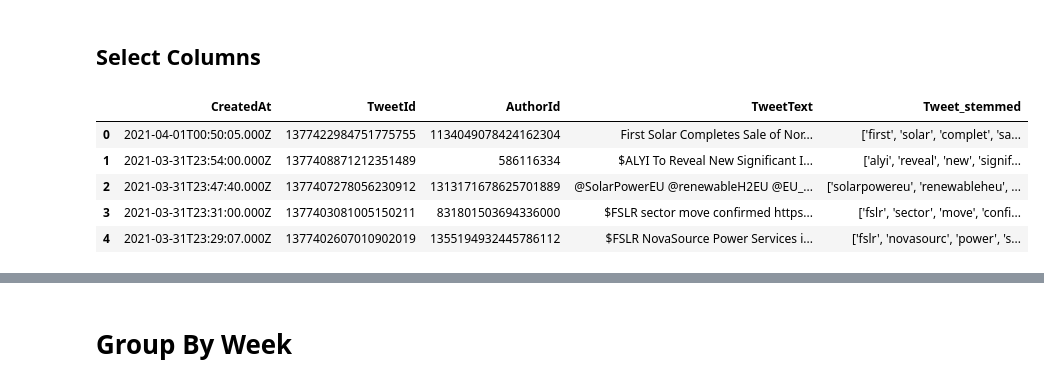
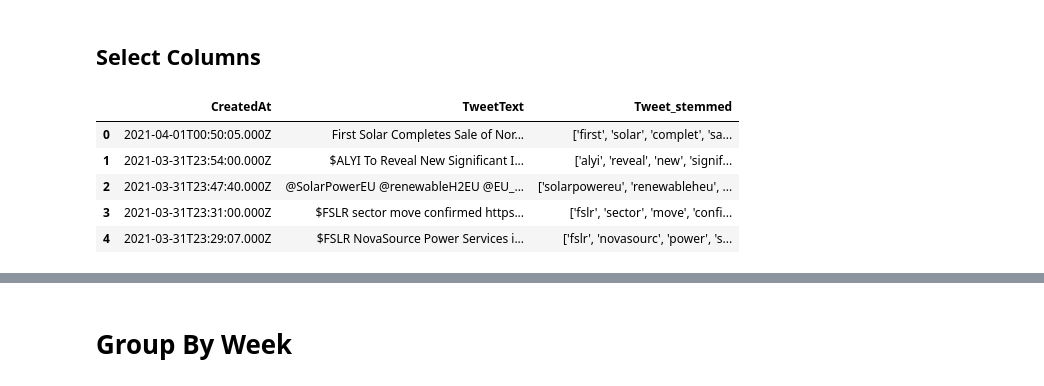
Before and after one commit to roldanjrgl/bds_green_investing, a Jupyter notebook: visualize_twitter_data/visualize_twitter_data_first_solar.ipynb, the cells around one changed output, grey strips where cells are left out. Cells and saved outputs as stored; diff of their text form; code cells hidden in the pictures.

```diff
--- a/visualize_twitter_data/visualize_twitter_data_first_solar.ipynb
+++ b/visualize_twitter_data/visualize_twitter_data_first_solar.ipynb
@@ -58,13 +52,13 @@ memory usage: 12.0+ MB
 # %% [markdown]
 ## Select Columns
 # %%
-columns = ['CreatedAt',  'TweetId', 'AuthorId', 'TweetText', 'Tweet_stemmed']
+columns = ['CreatedAt','TweetText', 'Tweet_stemmed']
 twitter_data = twitter_data_all[columns]
 twitter_data.head()
 # %% [output]
-|  | CreatedAt | TweetId | AuthorId | TweetText | Tweet_stemmed |
-| 0 | 2021-04-01T00:50:05.000Z | 1377422984751775755 | 1134049078424162304 | First Solar Completes Sale of Nor... | ['first', 'solar', 'complet', 'sa... |
-| 1 | 2021-03-31T23:54:00.000Z | 1377408871212351489 | 586116334 | $ALYI To Reveal New Significant I... | ['alyi', 'reveal', 'new', 'signif... |
-| 2 | 2021-03-31T23:47:40.000Z | 1377407278056230912 | 1313171678625701889 | @SolarPowerEU @renewableH2EU @EU_... | ['solarpowereu', 'renewableheu', ... |
-| 3 | 2021-03-31T23:31:00.000Z | 1377403081005150211 | 831801503694336000 | $FSLR sector move confirmed https... | ['fslr', 'sector', 'move', 'confi... |
-| 4 | 2021-03-31T23:29:07.000Z | 1377402607010902019 | 1355194932445786112 | $FSLR NovaSource Power Services i... | ['fslr', 'novasourc', 'power', 's... |
+|  | CreatedAt | TweetText | Tweet_stemmed |
+| 0 | 2021-04-01T00:50:05.000Z | First Solar Completes Sale of Nor... | ['first', 'solar', 'complet', 'sa... |
+| 1 | 2021-03-31T23:54:00.000Z | $ALYI To Reveal New Significant I... | ['alyi', 'reveal', 'new', 'signif... |
+| 2 | 2021-03-31T23:47:40.000Z | @SolarPowerEU @renewableH2EU @EU_... | ['solarpowereu', 'renewableheu', ... |
+| 3 | 2021-03-31T23:31:00.000Z | $FSLR sector move confirmed https... | ['fslr', 'sector', 'move', 'confi... |
+| 4 | 2021-03-31T23:29:07.000Z | $FSLR NovaSource Power Services i... | ['fslr', 'novasourc', 'power', 's... |
```
Also changed, not shown: parts of 44 cells of this notebook.
